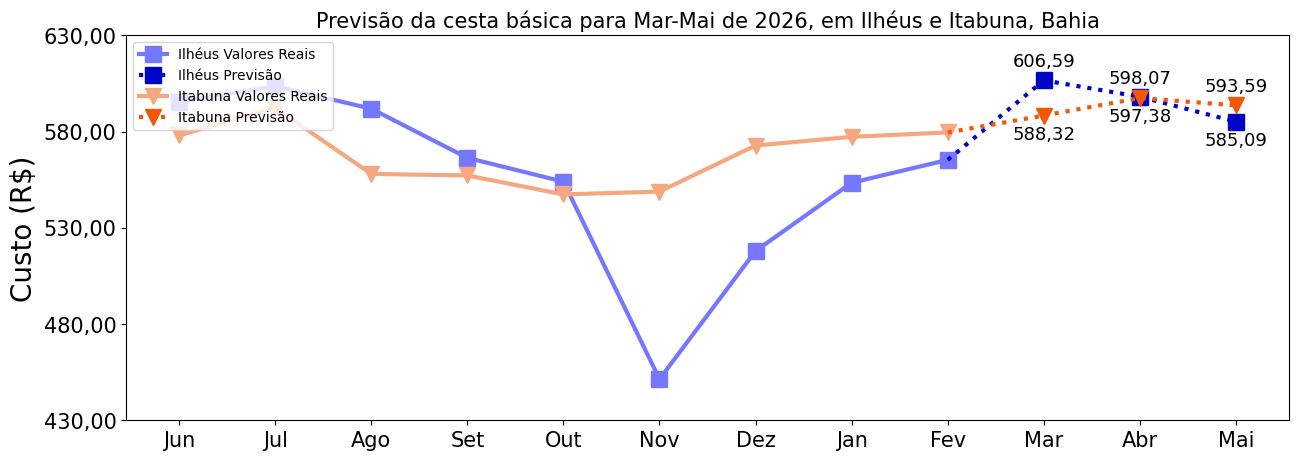
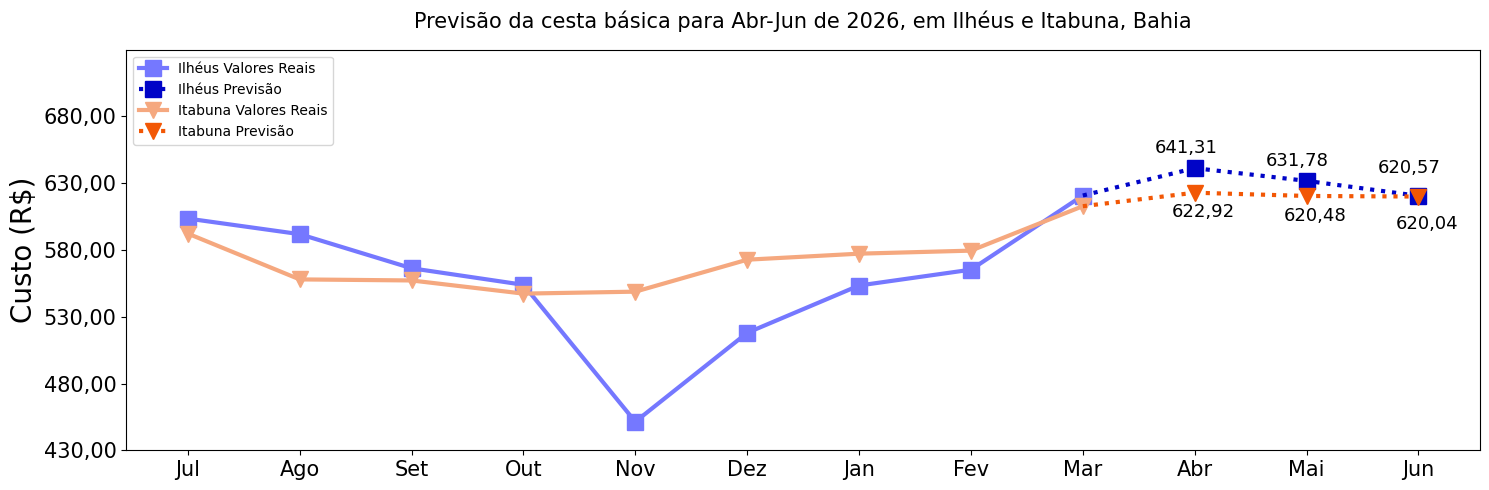
The notebook cell's code change between the first figure and the second:
--- before
+++ after
@@ -41,17 +41,23 @@
             color=COLORS_CESTA_FORECAST[i], lw=LINE_SIZE, markersize=MARKER_SIZE)
 
-    # Anotações
-    for j in range(9, 12):
-        ilheus_val = combined_values['ilheus'][j]
-        itabuna_val = combined_values['itabuna'][j]
-        current_val = combined_values[region][j]
+# Anotações com ajuste para reduzir sobreposição entre regiões
+for j in range(9, 12):
+    ilheus_val = combined_values['ilheus'][j]
+    itabuna_val = combined_values['itabuna'][j]
 
-        # Determinar posição da anotação
-        if region == 'ilheus':
-            va = 'bottom' if ilheus_val >= itabuna_val else 'top'
-        else:
-            va = 'bottom' if itabuna_val >= ilheus_val else 'top'
+    # Quando os valores estão próximos, aumenta o deslocamento para separar os textos
+    delta = abs(ilheus_val - itabuna_val)
+    base_offset = 8 if delta >= 8 else 14
 
-        add_forecast_annotation(ax, j, current_val, current_val, offset=5, va=va)
+    # Pequeno deslocamento horizontal para cada região no mesmo mês
+    x_offsets = {'ilheus': -0.08, 'itabuna': 0.08}
+
+    # Mantém consistência visual: ilheus acima, itabuna abaixo
+    add_forecast_annotation(
+        ax, j + x_offsets['ilheus'], ilheus_val, ilheus_val, offset=base_offset, va='bottom'
+    )
+    add_forecast_annotation(
+        ax, j + x_offsets['itabuna'], itabuna_val, itabuna_val, offset=base_offset, va='top'
+    )
 
 # Formatação
@@ -77,9 +83,13 @@
     y_step = int(intervalo_ideal / 10) * 10
 
-yticks_range = range(eixo_y_limite_inf, eixo_y_limite_sup, y_step)
+# Folga superior para não sobrepor anotações e título
+top_headroom = max(10, y_step)
+ax.set_ylim(eixo_y_limite_inf, eixo_y_limite_sup + top_headroom)
+
+yticks_range = range(eixo_y_limite_inf, eixo_y_limite_sup + top_headroom, y_step)
 format_yticks_with_comma(ax, yticks_range)
 
 # Título e legenda
-ax.set_title(f"Previsão da cesta básica para {meses_previstos[0]}-{meses_previstos[-1]} de {ano_previsao}, em Ilhéus e Itabuna, Bahia", size=15)
+ax.set_title(f"Previsão da cesta básica para {meses_previstos[0]}-{meses_previstos[-1]} de {ano_previsao}, em Ilhéus e Itabuna, Bahia", size=15, pad=16)
 ax.legend(loc=2)
 
@@ -87,4 +97,5 @@
 chart_path = FIGURES_DIR / f'previsao_cestaBasica_{meses_previstos[0]}-{meses_previstos[-1]}_{ano_previsao}.png'
 chart_path.parent.mkdir(parents=True, exist_ok=True)
+plt.tight_layout()
 plt.savefig(chart_path, dpi=CHART_DPI, bbox_inches='tight')
 print(f"✅ Gráfico salvo em: {chart_path}")

Commit: feat: add prev abr-jun 2026 fix: consertar rótulos gráficos fix: consertar error label meses graficos